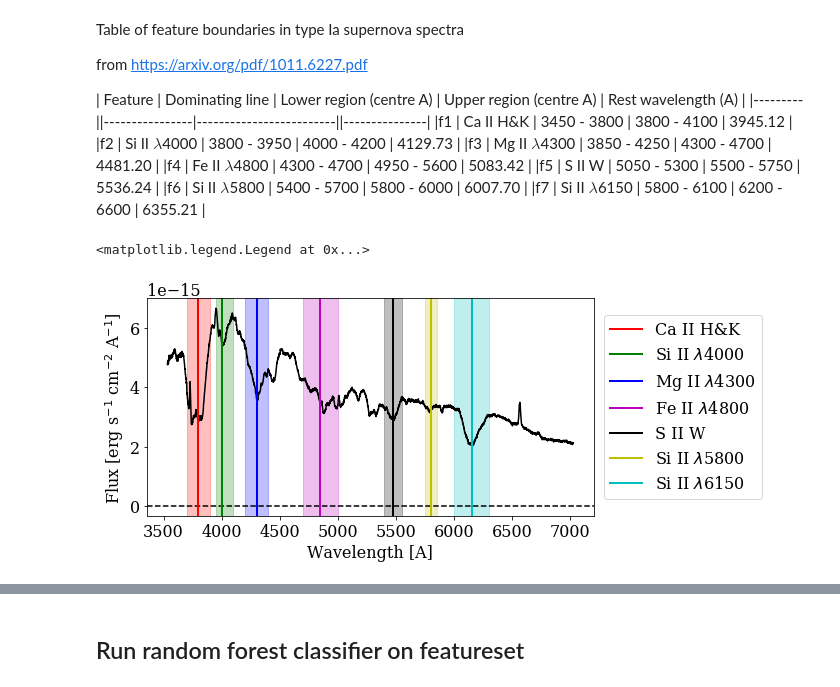
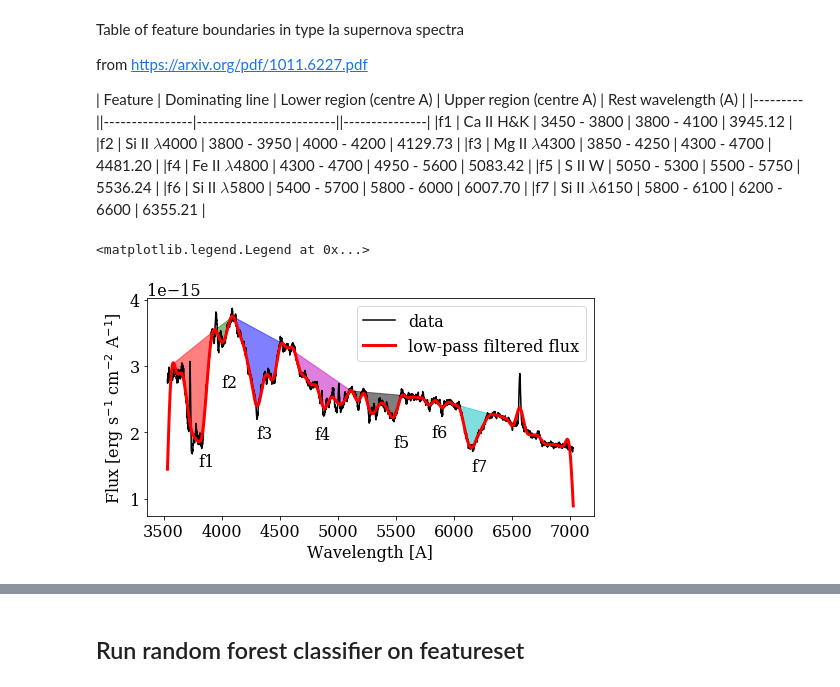
Before and after one commit to DESI-UR/outlier_detection, a Jupyter notebook: notebooks/Type_Ia_Spectral_Analysis_pEW.ipynb, the cells around one changed output, grey strips where cells are left out. Saved outputs shown, nothing was run; the diff lists cells and outputs as text; code cells hidden in the pictures.

Commit message:
pEW analysis of type Ia spectral features for RF classifier

```diff
--- a/notebooks/Type_Ia_Spectral_Analysis_pEW.ipynb
+++ b/notebooks/Type_Ia_Spectral_Analysis_pEW.ipynb
@@ -26,8 +24,12 @@ basedir = '/Users/ryanrubenzahl/Documents/DESI/my_outlier_detection/'
 specdir = 'galaxy_sim_catalog/spectra/'
 expid = 4
 
+scaled_sne = ['distscale_atpeak',
+              'bright_atpeak', 'dim_atpeak/', 'faint_atpeak']
+
+sn_dir = scaled_sne[2]
 gal_globpath = basedir + specdir + 'galaxies/*expid%03d*.fits' % expid
-sn_globpath  = basedir + specdir + 'bright_atpeak/*expid%03d*.fits' % expid
+sn_globpath  = basedir + specdir + sn_dir + '/*expid%03d*.fits' % expid
 
 # Galaxies without supernovae
 gal_files = glob.glob(gal_globpath)
@@ -110,11 +120,9 @@ spec_table['RESAMPLED_IVAR'] = resample_ivars
 # continuum flux using an eigenspectra fit
 continuum_fluxes = []
 for spectra in spec_table:
-    wave = spectra['WAVE']
-    flux = spectra['RESAMPLED_FLUX']
-
     # Project/fit the basis to the spectrum
-    basis_fit     = np.dot(np.linalg.pinv(eigenspectra.T), flux)
+    basis_fit     = np.dot(np.linalg.pinv(eigenspectra.T),
+                           spectra['RESAMPLED_FLUX'])
     bestfit_flux  = np.dot(basis_fit, eigenspectra)
 
     continuum_fluxes.append(bestfit_flux)
@@ -122,8 +130,8 @@ for spectra in spec_table:
 spec_table['CONTINUUM_FLUX'] = continuum_fluxes
 # %%
 # Get a table for all the galaxies with and without supernovae
-galaxy_table  = spec_table[spec_table['HAS_SN'] == 'False']
-sn_host_table = spec_table[spec_table['HAS_SN'] != 'False']
+galaxy_table  = spec_table[spec_table['HAS_SN'] == False]
+sn_host_table = spec_table[spec_table['HAS_SN'] != False]
 
 print len(spec_table)
 print len(galaxy_table), len(sn_host_table)
@@ -142,8 +150,8 @@ for specid in set(spec_table['ID']):
 
     # Get the galaxy + SN host pair
     specs  = spec_table[spec_table['ID'] == specid]
-    snhost = specs[specs['HAS_SN'] != 'False']
-    gal    = specs[specs['HAS_SN'] == 'False']
+    snhost = specs[specs['HAS_SN'] != False]
+    gal    = specs[specs['HAS_SN'] == False]
 
     # Remove the galaxy from the supernova
     sn_flux = snhost['FLUX'] - gal['FLUX']
@@ -221,29 +318,45 @@ featurenames = {
 # %%
 spectrum = sn_host_table[55]
 # spectrum = galaxy_table[55]
 
 fig, ax = plt.subplots(1,1, figsize=(8,4))
 flux = spectrum['RESAMPLED_FLUX']
 continuum = spectrum['CONTINUUM_FLUX']
 residual  = flux - continuum
 
-ax.plot(global_wavelength_grid, flux, color='k')
+ax.plot(global_wavelength_grid, flux, color='k', label='data')
 # ax.plot(global_wavelength_grid, continuum, color='r')
 # ax.plot(global_wavelength_grid, residual, color='b')
-ax.axhline(0, ls='--', color='k')
+# ax.axhline(0, ls='--', color='k')
 
 colors = 'rgbmkyc'
 
-for i, feature in enumerate(features):
-    ax.axvline(features[feature][0], ls='-', lw=2,
-               color=colors[i], label=featurenames[feature])
-    ax.axvspan(features[feature][1], features[feature][2],
-                alpha=0.25, color=colors[i])
+for i, fn in enumerate(features):
+    feature = features[fn]
+
+#     ax.axvline(feature[0], ls='-', lw=2,
+#                color=colors[i], label=featurenames[fn])
+
+    feature_box, lpf = get_feature_box(feature, spectrum)
+    feature_wave, feature_flux, pseudo_continuum = feature_box
+    feature_cut = ((global_wavelength_grid > feature_wave[0]) &
+                    (global_wavelength_grid < feature_wave[-1]))
+
+    middle = np.argmin(lpf[feature_cut])
+    ax.text(feature[0], 0.8*feature_flux[middle-1], fn)
+
+#     ax.axvspan(feature_wave[0], feature_wave[-1],
+#                 alpha=0.25, color=colors[i])
+    ax.fill_between(feature_wave, pseudo_continuum, feature_flux,
+                   color=colors[i], alpha=0.5)
+ax.plot(global_wavelength_grid, lpf, color='r',
+        lw=3, label='low-pass filtered flux')
 
 ax.set(xlabel='Wavelength [A]',
        ylabel=r'Flux [erg s$^{-1}$ cm$^{-2}$ A$^{-1}$]')
-ax.legend(loc='center', bbox_to_anchor=[1.2,.5])
+# ax.legend(loc='center', bbox_to_anchor=[1.2,.5])
+ax.legend(loc='upper right')
 # %% [output]
 <matplotlib.legend.Legend at 0x...>
-[figure, old version]
+[figure, new version]
 # %%
```
Also changed, not shown: parts of 32 cells of this notebook.
